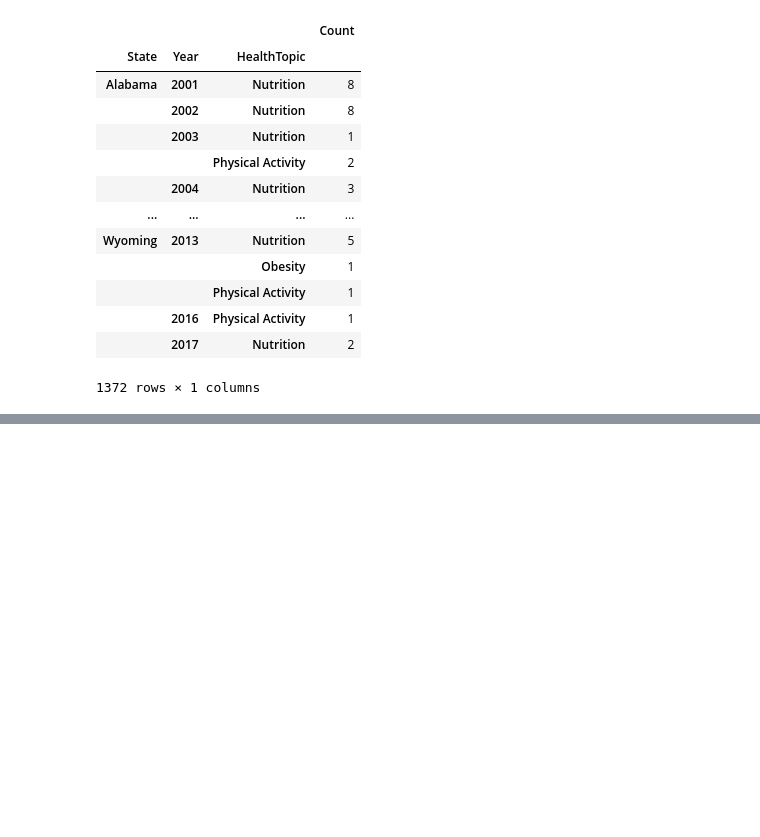
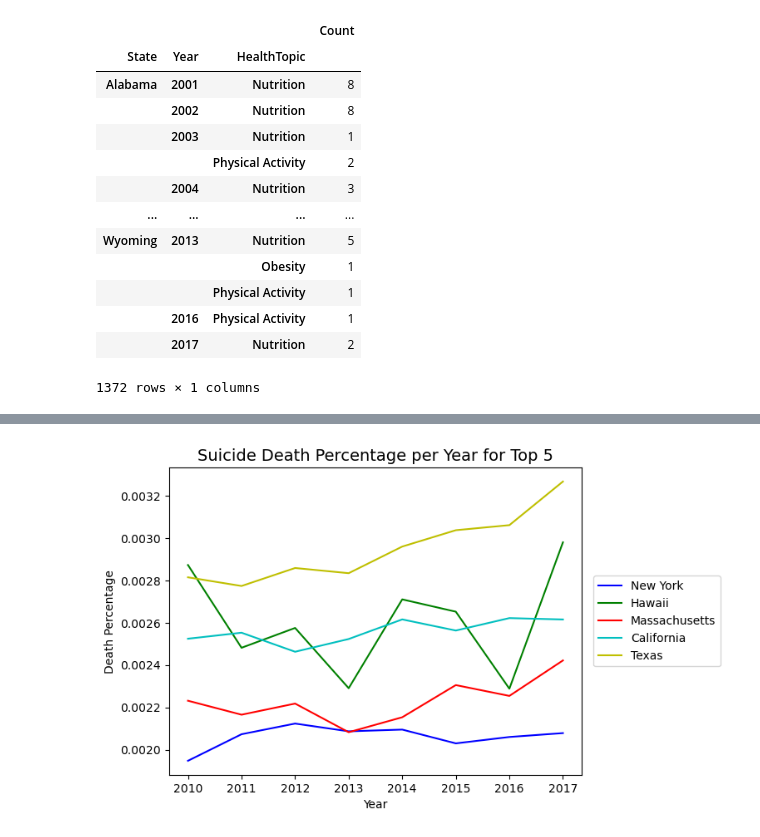
Before and after one commit to wreinhold/bootcamp-group1-project, a Jupyter notebook: deaths_legislation.ipynb, the cells around one changed output, grey strips where cells are left out. Saved outputs shown, nothing was run; the diff lists cells and outputs as text; code cells hidden in the pictures; blank space fills up the shorter version.

Commit message:
added suicide visuals

```diff
--- a/deaths_legislation.ipynb
+++ b/deaths_legislation.ipynb
@@ -171,3 +171,8 @@ laws_per_year
 |  | 2016 | Physical Activity | 1 |
 |  | 2017 | Nutrition | 2 |
 1372 rows × 1 columns
+# %%
+#Filter df for only suicide for cause of death
+suicide_df = merged_df.drop(merged_df[merged_df['Cause Name'] != 'Suicide'].index)
+suicide_df = suicide_df.sort_values(by = ["NAME", "Year"])
+suicide_df
@@ -173,0 +193,29 @@ laws_per_year
+# %%
+#Set parameters for state data
+#Top 5 states for legislation passed
+new_york = suicide_df.loc[suicide_df["NAME"]=="New York"]
+hawaii = suicide_df.loc[suicide_df["NAME"]=="Hawaii"]
+mass = suicide_df.loc[suicide_df["NAME"]=="Massachusetts"]
+cali = suicide_df.loc[suicide_df["NAME"]=="California"]
+texas = suicide_df.loc[suicide_df["NAME"]=="Texas"]
+
+#Bottom 5 states for legislation passed
+alaska = suicide_df.loc[suicide_df["NAME"]=="Alaska"]
+wyoming = suicide_df.loc[suicide_df["NAME"]=="Wyoming"]
+kansas = suicide_df.loc[suicide_df["NAME"]=="Kansas"]
+s_dakota = suicide_df.loc[suicide_df["NAME"]=="South Dakota"]
+n_dakota = suicide_df.loc[suicide_df["NAME"]=="North Dakota"]
+
+#Make a line graph fot Top 5 states for suicide
+plt.plot(new_york["Year"], new_york["Death Percentage"], color = "b", label = "New York")
+plt.plot(hawaii["Year"], hawaii["Death Percentage"], color = "g", label = "Hawaii")
+plt.plot(mass["Year"], mass["Death Percentage"], color = "r", label = "Massachusetts")
+plt.plot(cali["Year"], cali["Death Percentage"], color = "c", label = "California")
+plt.plot(texas["Year"], texas["Death Percentage"], color = "y", label = "Texas")
+plt.title("Suicide Death Percentage per Year for Top 5", fontsize = 14)
+plt.xlabel("Year")
+plt.ylabel("Death Percentage")
+plt.legend(loc='center right', bbox_to_anchor=(1.35, 0.5))
+plt.show()
+# %% [output]
+[figure, added]
```
Also changed, not shown: parts of 2 cells of this notebook.
